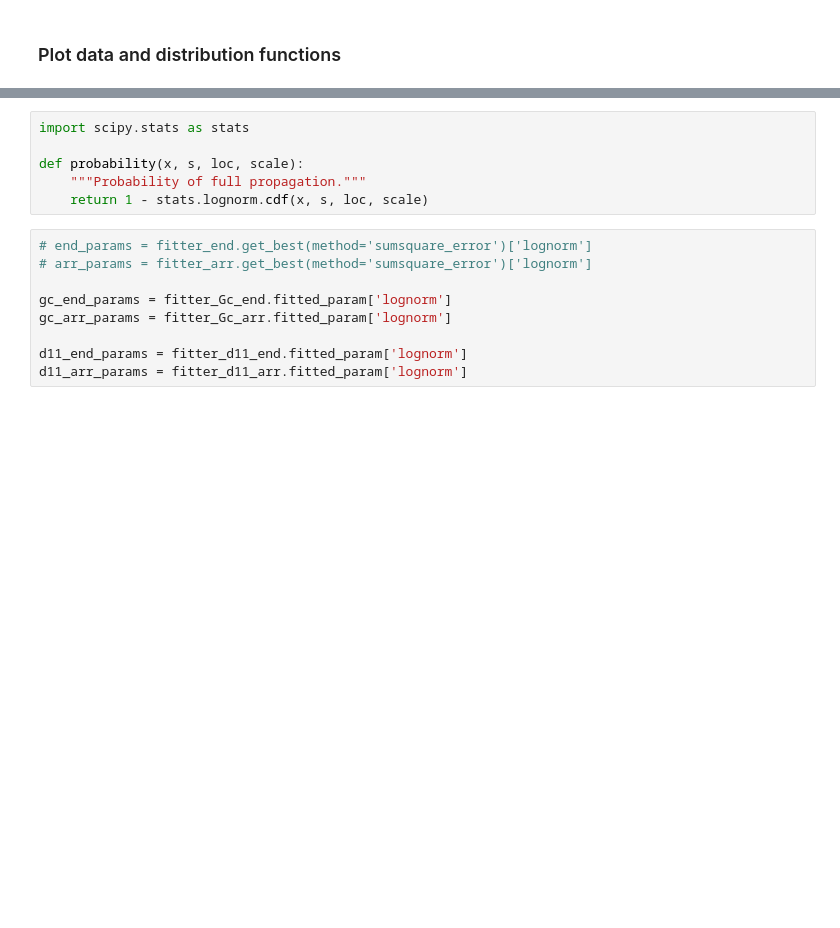
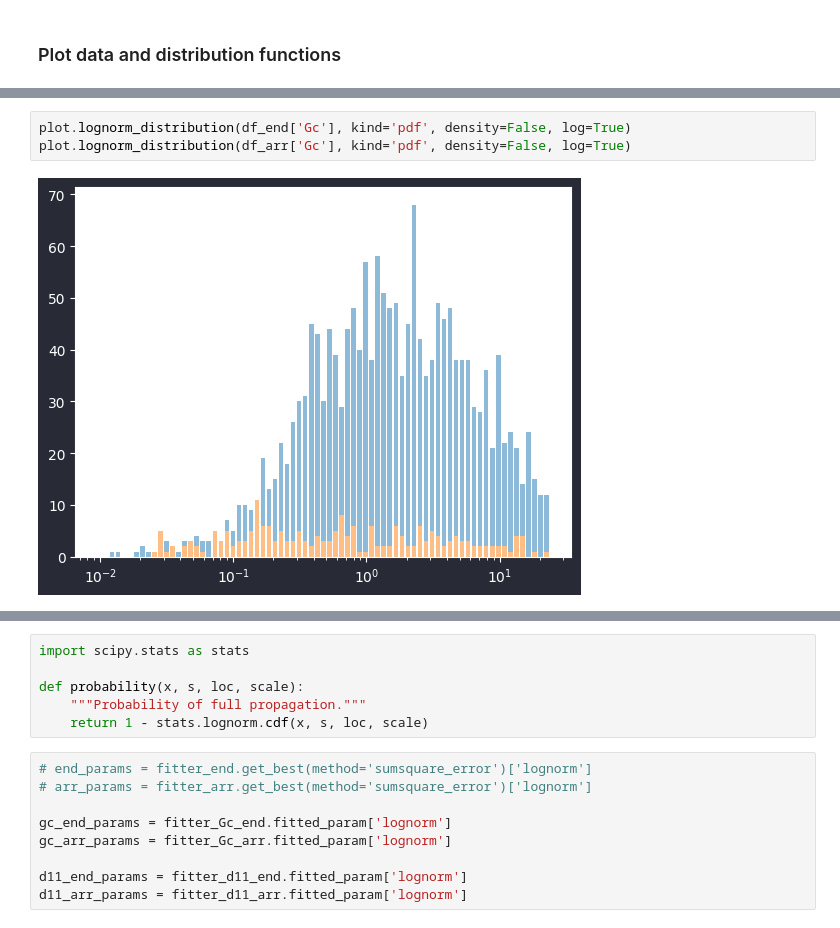
Before and after one commit to 2phi/oracle, a Jupyter notebook: analysis.ipynb, the cells around one changed output, grey strips where cells are left out. Saved outputs shown, nothing was run; the diff lists cells and outputs as text; blank space fills up the shorter version.

```diff
--- a/analysis.ipynb
+++ b/analysis.ipynb
@@ -287 +247,6 @@ plot.lognorm_cdf(df_arr['Gc'])
+# %%
+plot.lognorm_distribution(df_end['Gc'], kind='pdf', density=False, log=True)
+plot.lognorm_distribution(df_arr['Gc'], kind='pdf', density=False, log=True)
+# %% [output]
+[figure, added]
 # %%
```
Also changed, not shown: parts of 19 cells of this notebook.
